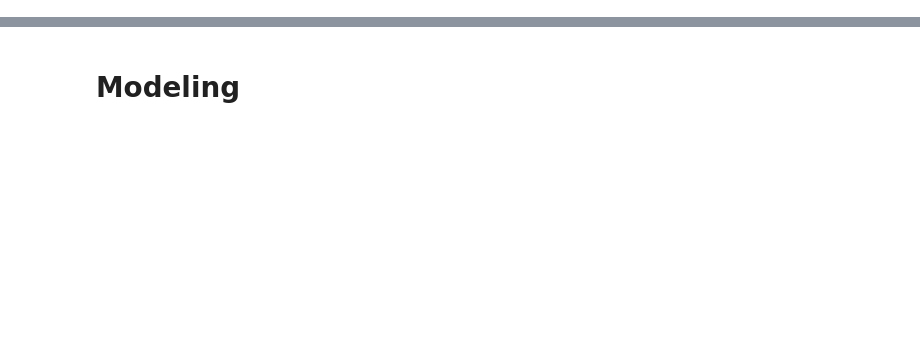
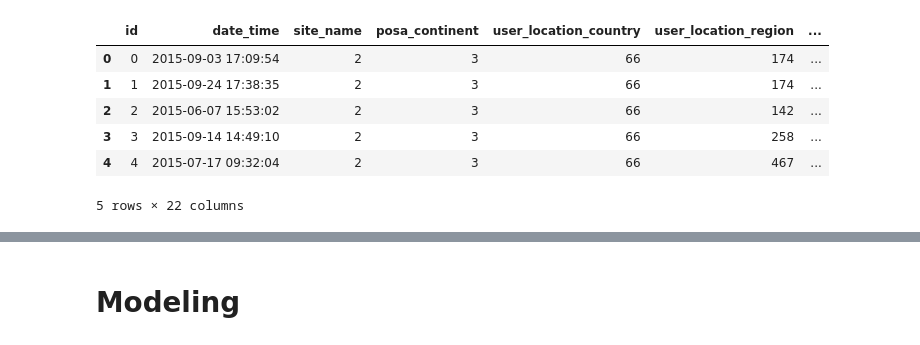
Before and after one commit to ibowen/kaggle, a Jupyter notebook: Expedia_bowenliu.ipynb, the cells around one changed output, grey strips where cells are left out. Cells and saved outputs as stored; diff of their text form; code cells hidden in the pictures; blank space fills up the shorter version.

```diff
--- a/Expedia_bowenliu.ipynb
+++ b/Expedia_bowenliu.ipynb
@@ -10,0 +35,10 @@ import ml_metrics as metrics
+# %%
+test.head()
+# %% [output]
+|  | id | date_time | site_name | posa_continent | user_location_country | user_location_region | ... |
+| 0 | 0 | 2015-09-03 17:09:54 | 2 | 3 | 66 | 174 | ... |
+| 1 | 1 | 2015-09-24 17:38:35 | 2 | 3 | 66 | 174 | ... |
+| 2 | 2 | 2015-06-07 15:53:02 | 2 | 3 | 66 | 142 | ... |
+| 3 | 3 | 2015-09-14 14:49:10 | 2 | 3 | 66 | 258 | ... |
+| 4 | 4 | 2015-07-17 09:32:04 | 2 | 3 | 66 | 467 | ... |
+5 rows × 22 columns
```
Also changed, not shown: parts of 79 cells of this notebook.
